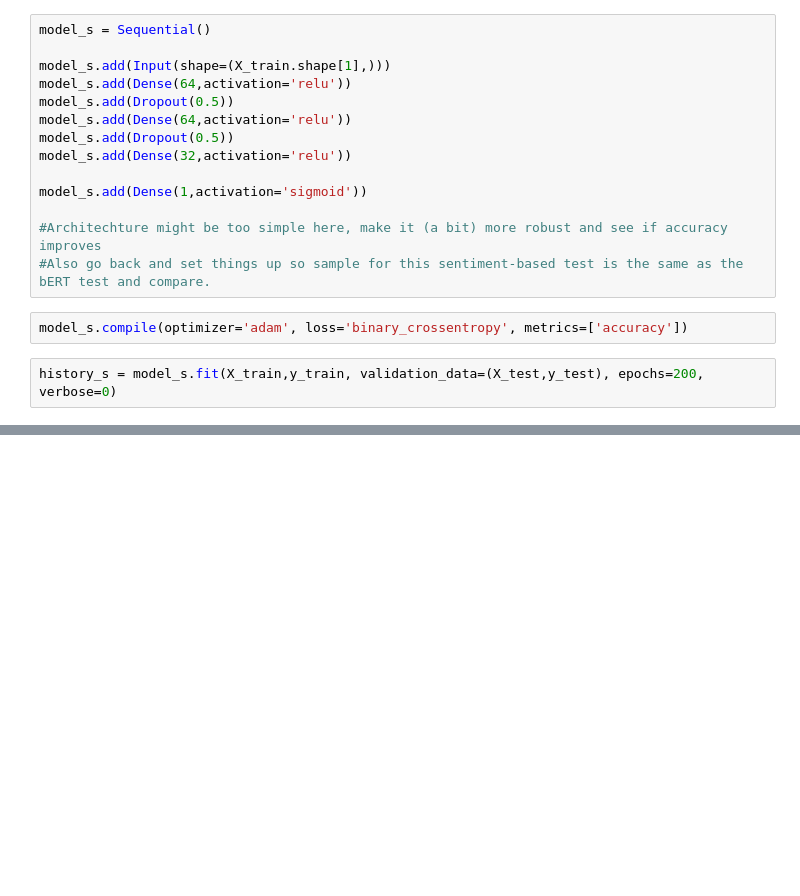
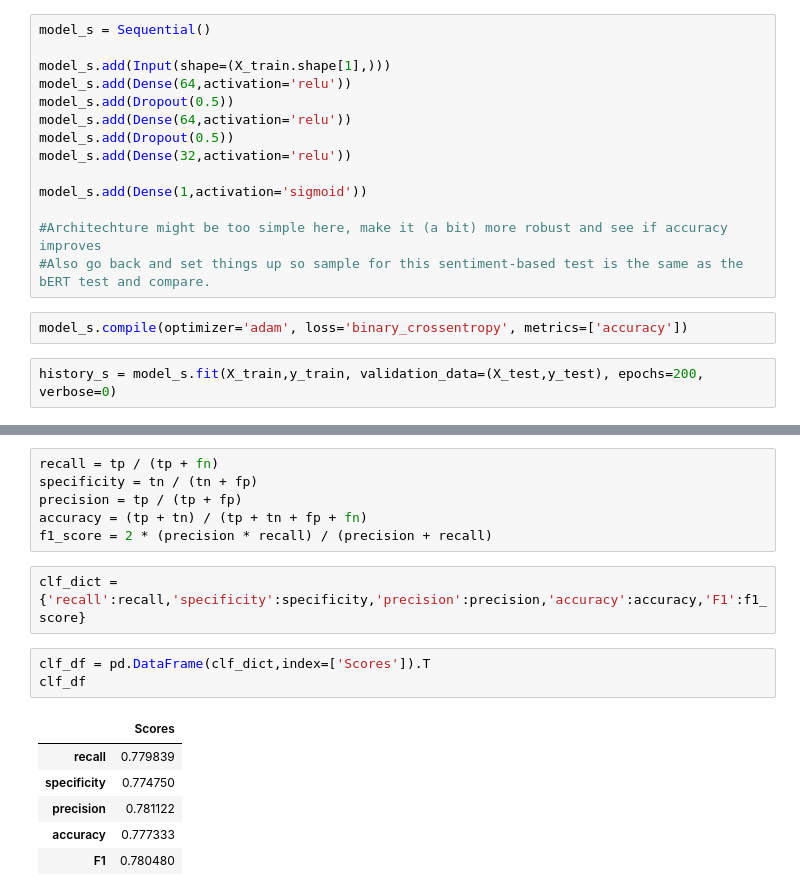
Before and after one commit to vmohan96/Language-Based-Depression-Detection, a Jupyter notebook: SentModelCreation.ipynb, the cells around one changed output, grey strips where cells are left out. Saved outputs shown, nothing was run; the diff lists cells and outputs as text; blank space fills up the shorter version.

```diff
--- a/SentModelCreation.ipynb
+++ b/SentModelCreation.ipynb
@@ -85,0 +116,18 @@ array([[0.6760391]], dtype=float32)
+# %%
+recall = tp / (tp + fn)
+specificity = tn / (tn + fp)
+precision = tp / (tp + fp)
+accuracy = (tp + tn) / (tp + tn + fp + fn)
+f1_score = 2 * (precision * recall) / (precision + recall)
+# %%
+clf_dict = {'recall':recall,'specificity':specificity,'precision':precision,'accuracy':accuracy,'F1':f1_score}
+# %%
+clf_df = pd.DataFrame(clf_dict,index=['Scores']).T
+clf_df
+# %% [output]
+|  | Scores |
+| recall | 0.779839 |
+| specificity | 0.774750 |
+| precision | 0.781122 |
+| accuracy | 0.777333 |
+| F1 | 0.780480 |
```
Also changed, not shown: parts of 24 cells of this notebook, 8 other files.
